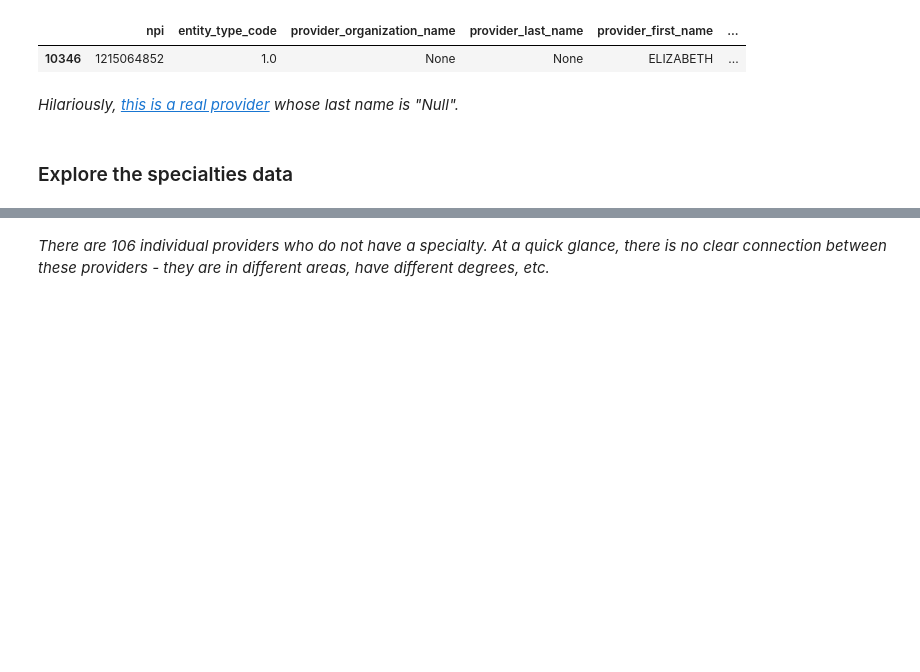
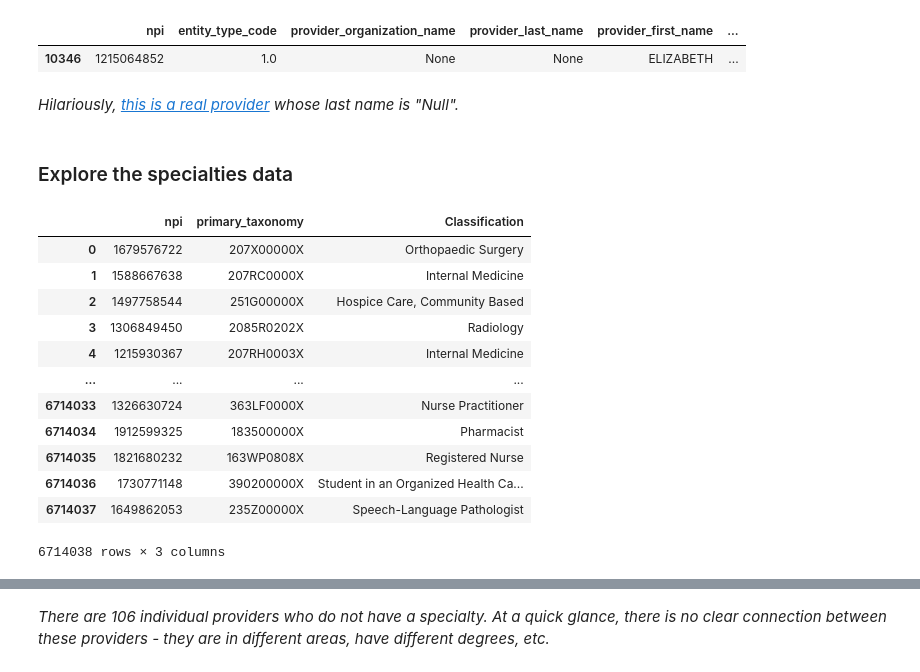
Before and after one commit to nss-data-science-cohort-4/hcbb_hop_team-motp, a Jupyter notebook: notebooks/eda-vai2fc.ipynb, the cells around one changed output, grey strips where cells are left out. Saved outputs shown, nothing was run; the diff lists cells and outputs as text; code cells hidden in the pictures; blank space fills up the shorter version.

```diff
--- a/notebooks/eda-vai2fc.ipynb
+++ b/notebooks/eda-vai2fc.ipynb
@@ -126,6 +137,28 @@ ind_nash_nppes[ind_nash_nppes['provider_last_name'].isna() == True]
 *Hilariously, [this is a real provider](https://npiregistry.cms.hhs.gov/registry/provider-view/1215064852) whose last name is "Null".*
 # %% [markdown]
 ### Explore the specialties data
+# %%
+specialties_raw = """
+    SELECT *
+    FROM specialty
+"""
+specialties_raw = pd.read_sql(specialties_raw, db)
+# %%
+specialties_raw
+# %% [output]
+|  | npi | primary_taxonomy | Classification |
+| 0 | 1679576722 | 207X00000X | Orthopaedic Surgery |
+| 1 | 1588667638 | 207RC0000X | Internal Medicine |
+| 2 | 1497758544 | 251G00000X | Hospice Care, Community Based |
+| 3 | 1306849450 | 2085R0202X | Radiology |
+| 4 | 1215930367 | 207RH0003X | Internal Medicine |
+| ... | ... | ... | ... |
+| 6714033 | 1326630724 | 363LF0000X | Nurse Practitioner |
+| 6714034 | 1912599325 | 183500000X | Pharmacist |
+| 6714035 | 1821680232 | 163WP0808X | Registered Nurse |
+| 6714036 | 1730771148 | 390200000X | Student in an Organized Health Ca... |
+| 6714037 | 1649862053 | 235Z00000X | Speech-Language Pathologist |
+6714038 rows × 3 columns
 # %%
 specialties = """
     SELECT n.*
```
Also changed, not shown: parts of 11 cells of this notebook.
